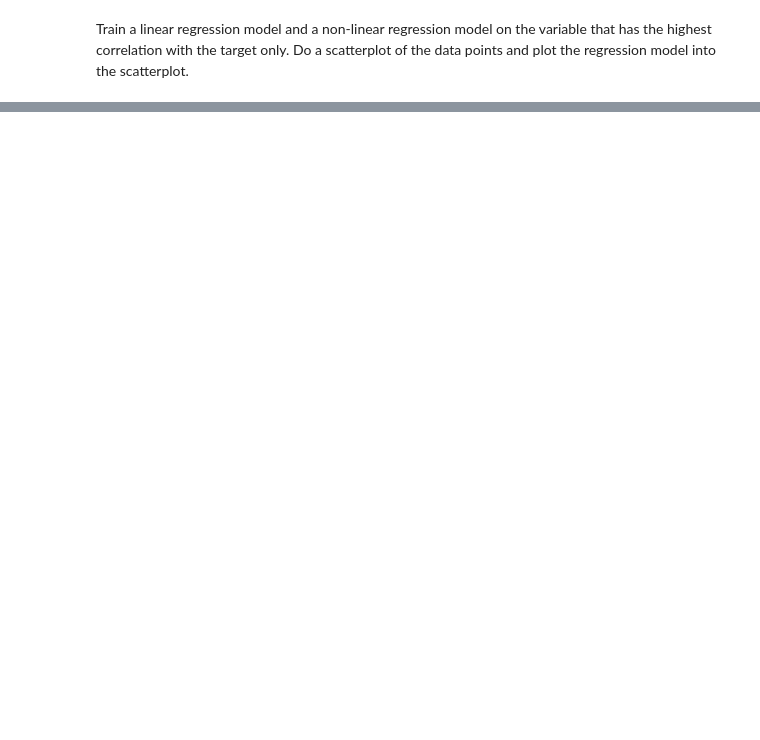
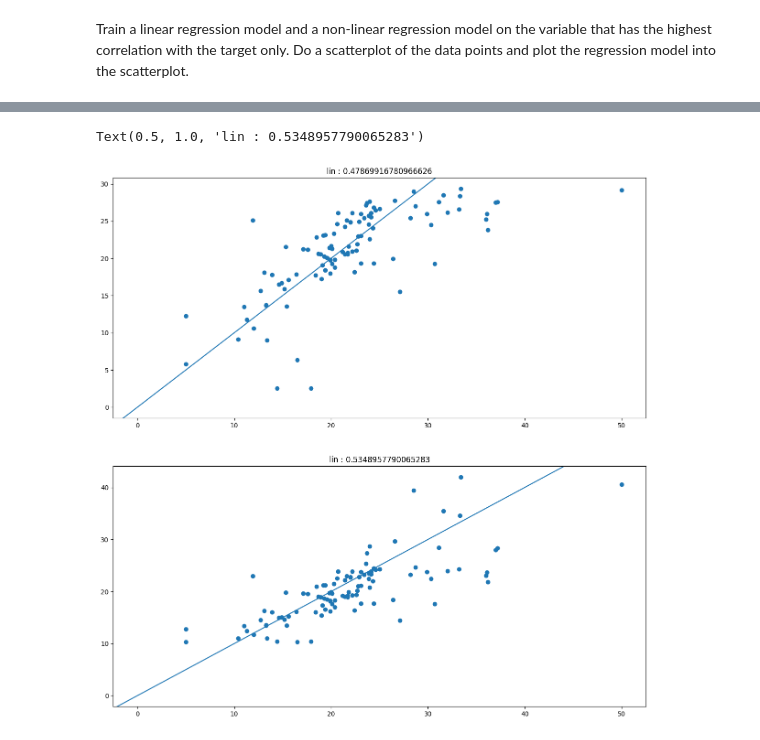
Before and after one commit to DaBauer/CAPrivacy, a Jupyter notebook: 004-regression/004_exercise4_students.ipynb, the cells around one changed output, grey strips where cells are left out. Cells and saved outputs as stored; diff of their text form; code cells hidden in the pictures; blank space fills up the shorter version.

```diff
--- a/004-regression/004_exercise4_students.ipynb
+++ b/004-regression/004_exercise4_students.ipynb
@@ -227,3 +342,18 @@ Ideally, the residuals are normally distributed and centered at 0.
 # %% [markdown]
 Train a linear regression model and a non-linear regression model on the variable that has the highest correlation with the target only.
 Do a scatterplot of the data points and plot the regression model into the scatterplot.
+# %%
+lin_reg = tf.keras.Sequential(name='lin_reg')
+lin_reg.add(layers.Dense(units=1, input_shape=(1,), activation=None))
+
+nl_reg = tf.keras.Sequential(name='nl_reg')
+nl_reg.add(layers.Dense(units=64, input_shape=(1,), activation='relu'))
+#nl_reg.add(layers.Dropout(0.5))
+nl_reg.add(layers.Dense(units=16, activation='relu'))
+nl_reg.add(layers.Dense(units=1, activation=None))
+
+lin_reg.compile(loss = tf.keras.losses.MeanAbsoluteError(), optimizer = tf.keras.optimizers.Adam(learning_rate=1e-1), metrics=['accuracy'])
+nl_reg.compile(loss = tf.keras.losses.MeanAbsoluteError(), optimizer = tf.keras.optimizers.Adam(learning_rate=1e-1), metrics=['accuracy'])
+
+lin_reg.summary()
+nl_reg.summary()
@@ -229,0 +378,3 @@ Do a scatterplot of the data points and plot the regression model into the scatt
+# %%
+hist_lin = lin_reg.fit(data_train['LSTAT'], target_train, epochs=100)
+hist_nl = nl_reg.fit(data_train['LSTAT'], target_train, epochs=100)
@@ -229,0 +399,21 @@ Do a scatterplot of the data points and plot the regression model into the scatt
+# %%
+pred = []
+fig, ax = plt.subplots(2, figsize=(15,15))
+
+dots = pd.Series(np.linspace(-2.,2., num=102, axis=-1))
+
+predlin = lin_reg.predict(data_test['LSTAT'])
+plotlin = lin_reg.predict(dots)
+ax[0].scatter(target_test, predlin)
+#ax[0].plot(plotlin,plotlin)
+ax[0].axline((0,0),(1,1))
+ax[0].set_title('lin : ' + str(r2_score(target_test, predlin)))
+
+prednl = nl_reg.predict(data_test['LSTAT'])
+plotnl = nl_reg.predict(dots)
+
+ax[1].scatter(target_test, prednl)
+#ax[1].plot(plotnl,plotnl)
+ax[1].axline((0,0),(1,1))
+ax[1].set_title('lin : ' + str(r2_score(target_test, prednl)))
+# %% [output]
@@ -229,0 +424,2 @@ Do a scatterplot of the data points and plot the regression model into the scatt
+Text(0.5, 1.0, 'lin : 0.5348957790065283')
+[figure, added]
```
Also changed, not shown: parts of 9 cells of this notebook.
